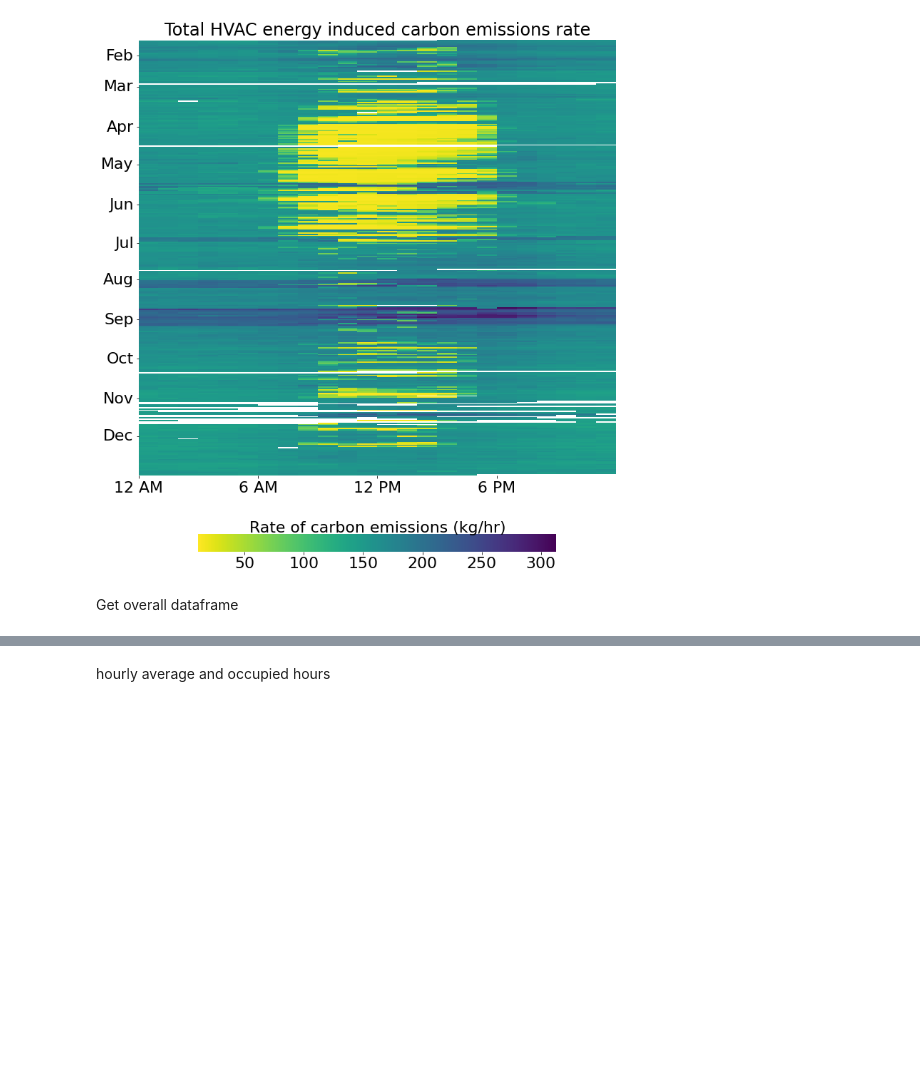
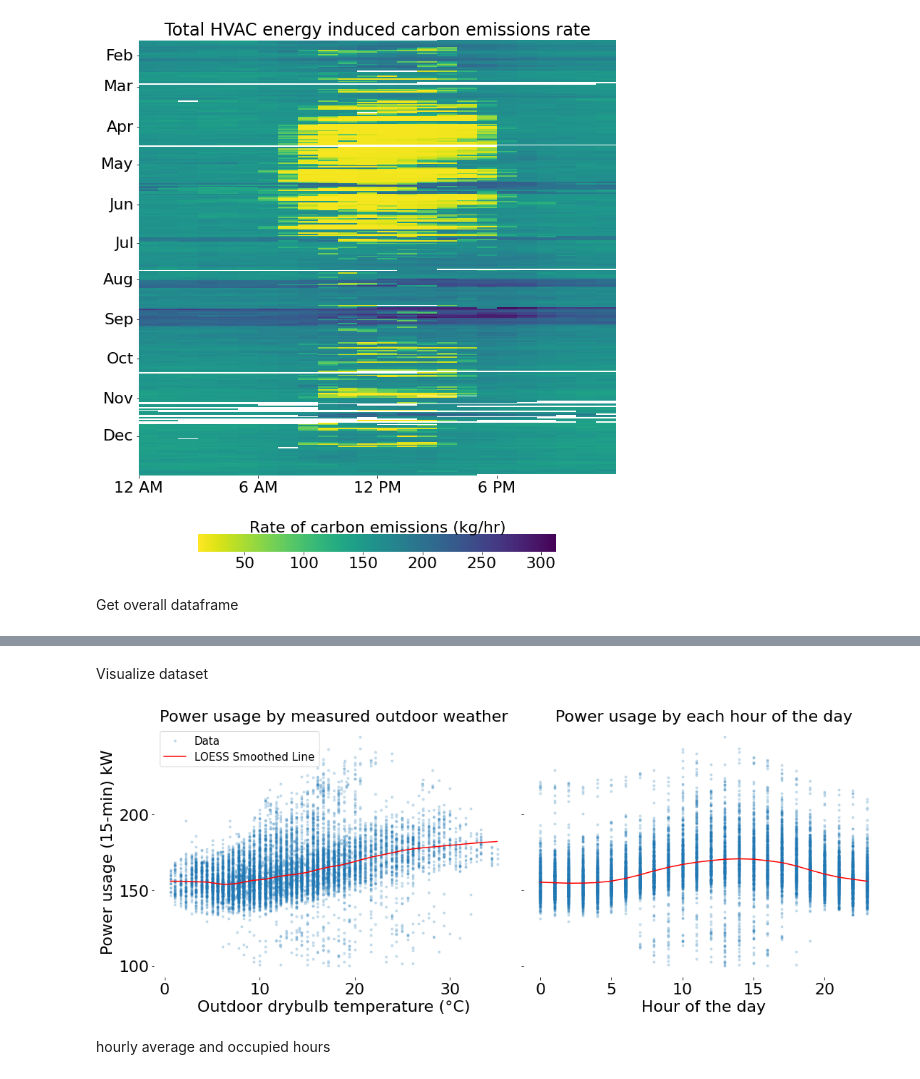
Before and after one commit to ZAY630/ls_sdh, a Jupyter notebook: analysis.ipynb, the cells around one changed output, grey strips where cells are left out. Cells and saved outputs as stored; diff of their text form; code cells hidden in the pictures; blank space fills up the shorter version.

Commit message:
Added dataset overview plot and model accuracy metrics

```diff
--- a/analysis.ipynb
+++ b/analysis.ipynb
@@ -174,6 +175,59 @@ df_all.head()
 | 2 | 2023-01-20 16:15:00-08:00 | 176.210263 | 12.0 | 545.0 | 121.0 | 11.1 | 43.043584 | -1.1 | 2.1 | 37.978 | -122.0311 | ... |
 | 3 | 2023-01-20 16:30:00-08:00 | 182.595623 | 12.0 | 445.0 | 79.0 | 11.1 | 43.043584 | -1.1 | 2.1 | 37.978 | -122.0311 | ... |
 | 4 | 2023-01-20 16:45:00-08:00 | 171.098905 | 12.0 | 225.0 | 40.0 | 11.1 | 43.043584 | -1.1 | 2.1 | 37.978 | -122.0311 | ... |
+# %% [markdown]
+Visualize dataset
+# %%
+# remove noise
+df_15 = df_all[(df_all['HVAC'] > 100) & (df_all['t_out'] > 0)]
+df_15 = df_15[(df_15['datetime'].dt.month <= 4) | (df_15['datetime'].dt.month >= 9)]
+df_15 = df_15[(df_15['datetime'].dt.month <= 11) | (df_15['datetime'].dt.month >= 2)]
+# df_15 = df_15[(df_15['datetime'].dt.hour >= 9) & (df_15['datetime'].dt.hour <= 18)]
+df_15 = df_15[(df_15['datetime'].dt.weekday < 5)]
+
+# Create the subplots
+fig, (ax1, ax2) = plt.subplots(1, 2, sharey=True, figsize=(15, 6))
+
+ax1.plot(df_15['t_out'], df_15['HVAC'], '.', alpha = 0.2, label = "Data")
+loess_smoothed = lowess(df_15['HVAC'], df_15['t_out'], frac=0.2)
+ax1.set_xlabel("Outdoor drybulb temperature (°C)", fontsize = 22)
+ax1.set_ylabel("Power usage (15-min) kW", fontsize = 22)
+ax1.set_title("Power usage by measured outdoor weather", fontsize = 22)
+# Plot the smoothed line
+ax1.plot(loess_smoothed[:, 0], loess_smoothed[:, 1], label='LOESS Smoothed Line', color='red')
+ax1.legend(fontsize = 15)
+
+df_15['hour'] = df_15['datetime'].dt.hour
+
+ax2.plot(df_15['hour'], df_15['HVAC'], '.', alpha = 0.2, label = "Data")
+loess_smoothed = lowess(df_15['HVAC'], df_15['hour'], frac=0.2)
+ax2.set_xlabel("Hour of the day", fontsize = 22)
+ax2.set_title("Power usage by each hour of the day", fontsize = 22)
+
+# Plot the smoothed line
+ax2.plot(loess_smoothed[:, 0], loess_smoothed[:, 1], label='LOESS Smoothed Line', color='red')
+
+
+# Improve layout
+plt.tight_layout()
+ax1.spines['top'].set_visible(False)
+ax1.spines['right'].set_visible(False)
+ax1.spines['left'].set_visible(False)
+ax1.spines['bottom'].set_visible(False)
+ax2.spines['top'].set_visible(False)
+ax2.spines['left'].set_visible(False)
+ax2.spines['right'].set_visible(False)
+ax2.spines['bottom'].set_visible(False)
+ax1.tick_params(axis='both', labelsize=22)
+ax2.tick_params(axis='both', labelsize=22)
+
+ax1.set_yticks(np.arange(100, 250, 50))
+ax2.set_yticks(np.arange(100, 250, 50))
+
+# Show the plot
+plt.show()
+# %% [output]
+[figure, added]
 # %% [markdown]
 hourly average and occupied hours
 # %%
```
Also changed, not shown: parts of 3 cells of this notebook.
